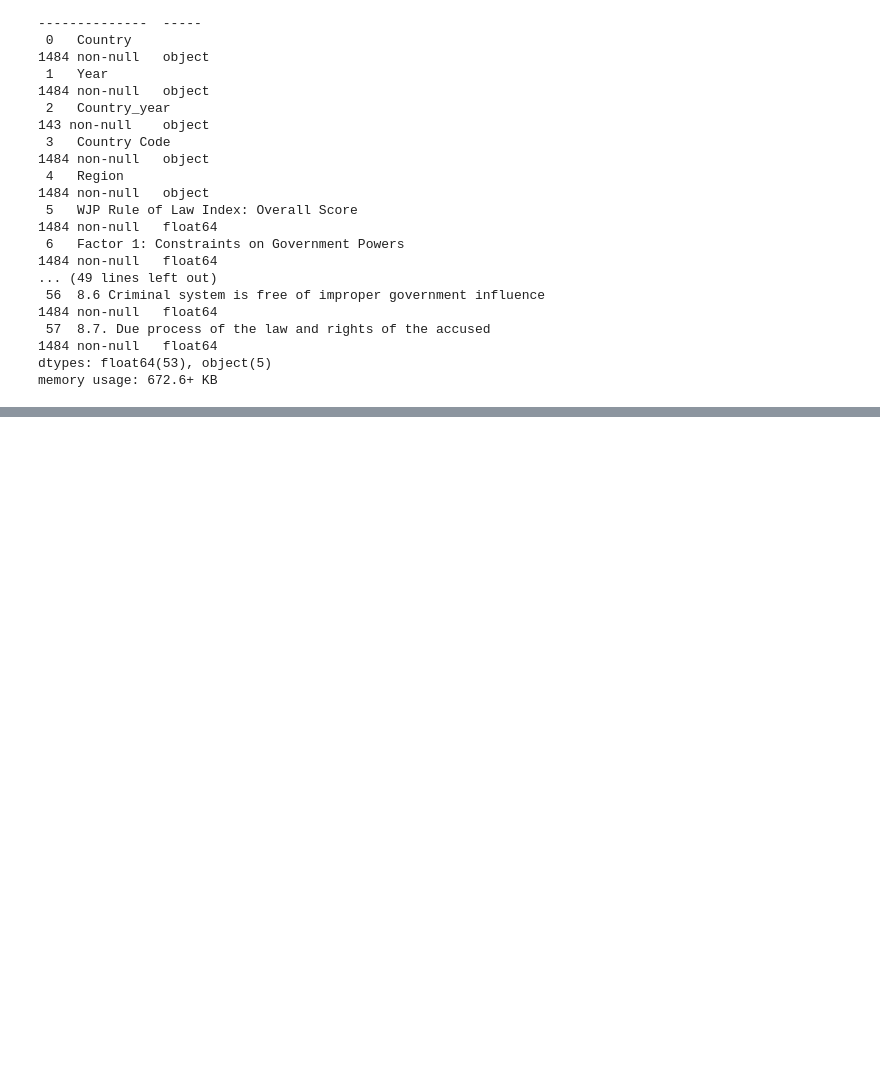
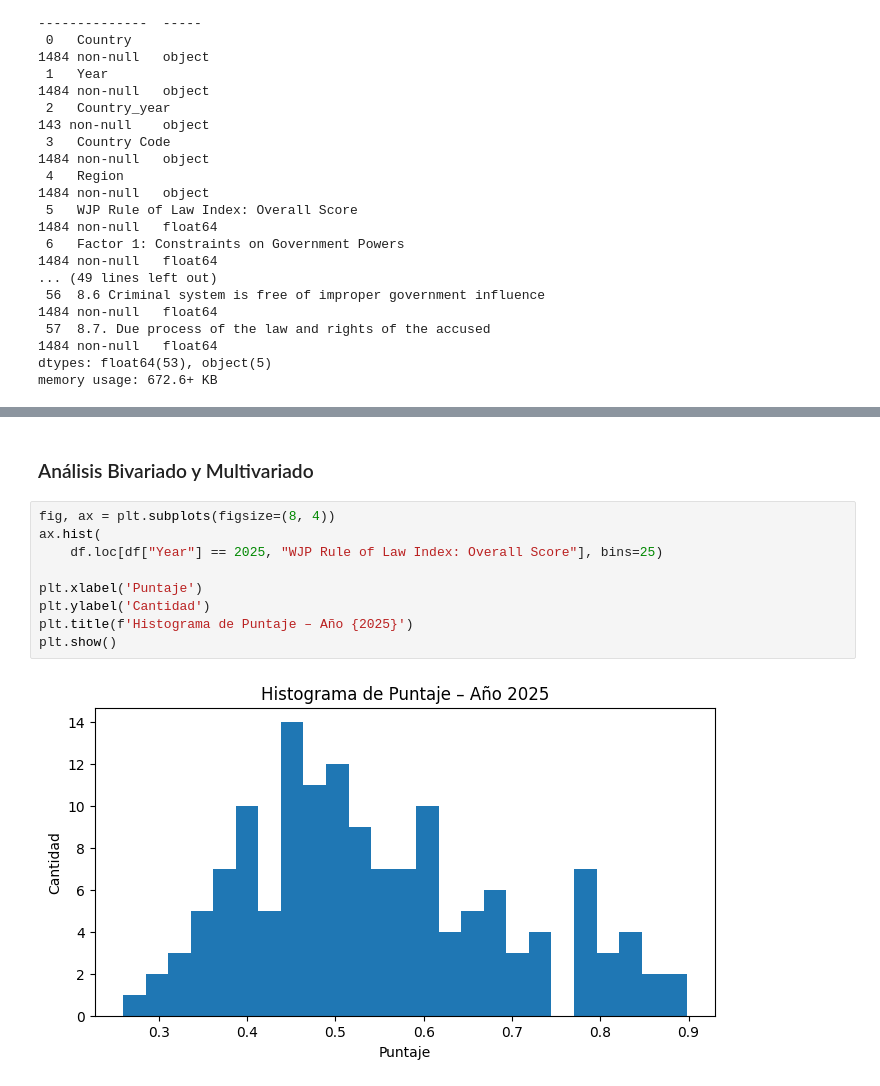
Before and after one commit to Claudio-Ferriz/Proyecto-Estado-de-Derecho-, a Jupyter notebook: Proyecto_Estado_de_Derecho.ipynb, the cells around one changed output, grey strips where cells are left out. Cells and saved outputs as stored; diff of their text form; blank space fills up the shorter version.

```diff
--- a/Proyecto_Estado_de_Derecho.ipynb
+++ b/Proyecto_Estado_de_Derecho.ipynb
@@ -77,0 +99,13 @@ memory usage: 672.6+ KB
+# %% [markdown]
+### Análisis Bivariado y Multivariado
+# %%
+fig, ax = plt.subplots(figsize=(8, 4))
+ax.hist(
+    df.loc[df["Year"] == 2025, "WJP Rule of Law Index: Overall Score"], bins=25)
+
+plt.xlabel('Puntaje')
+plt.ylabel('Cantidad')
+plt.title(f'Histograma de Puntaje – Año {2025}')
+plt.show()
+# %% [output]
+[figure, added]
```
Also changed, not shown: parts of 10 cells of this notebook.
